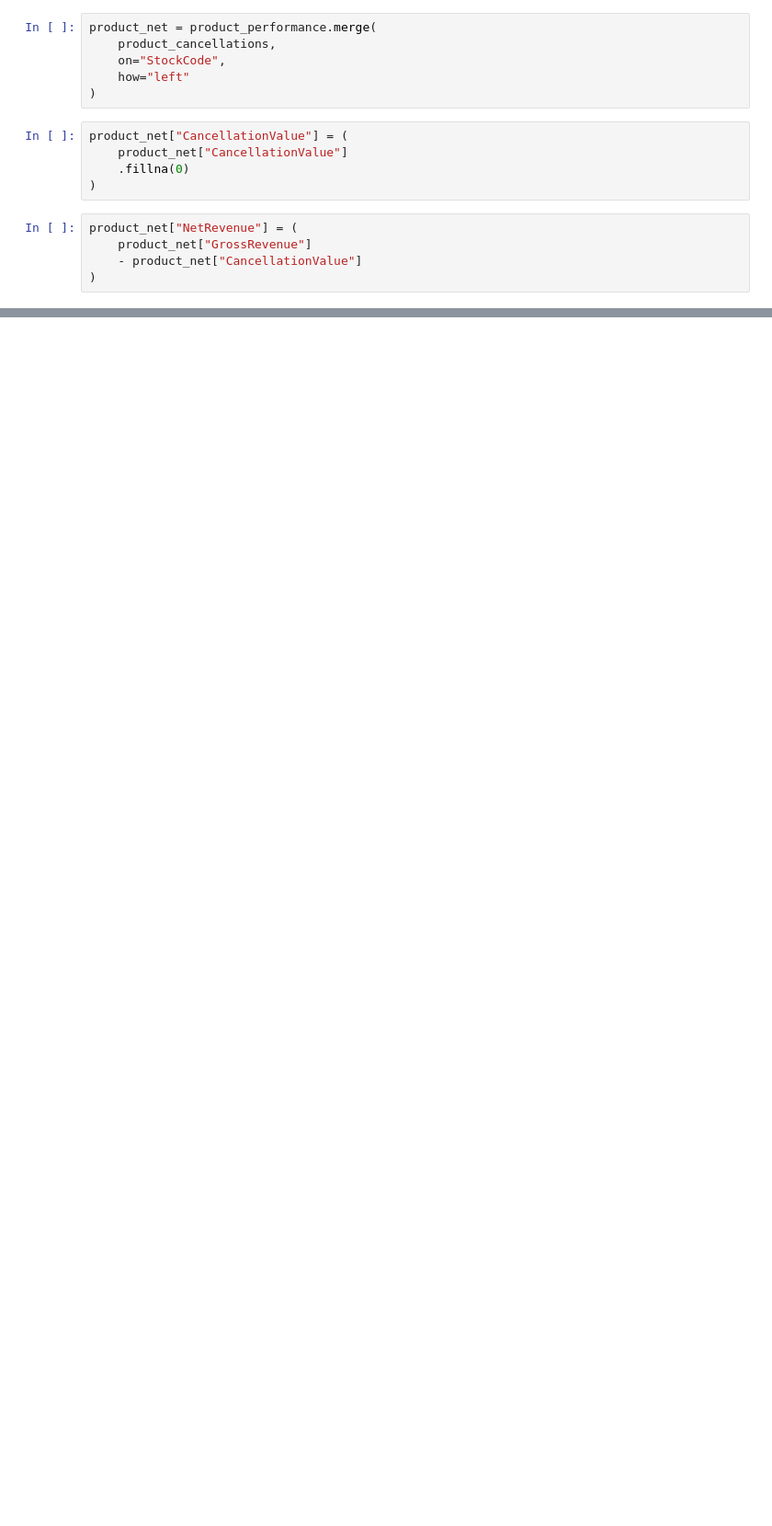
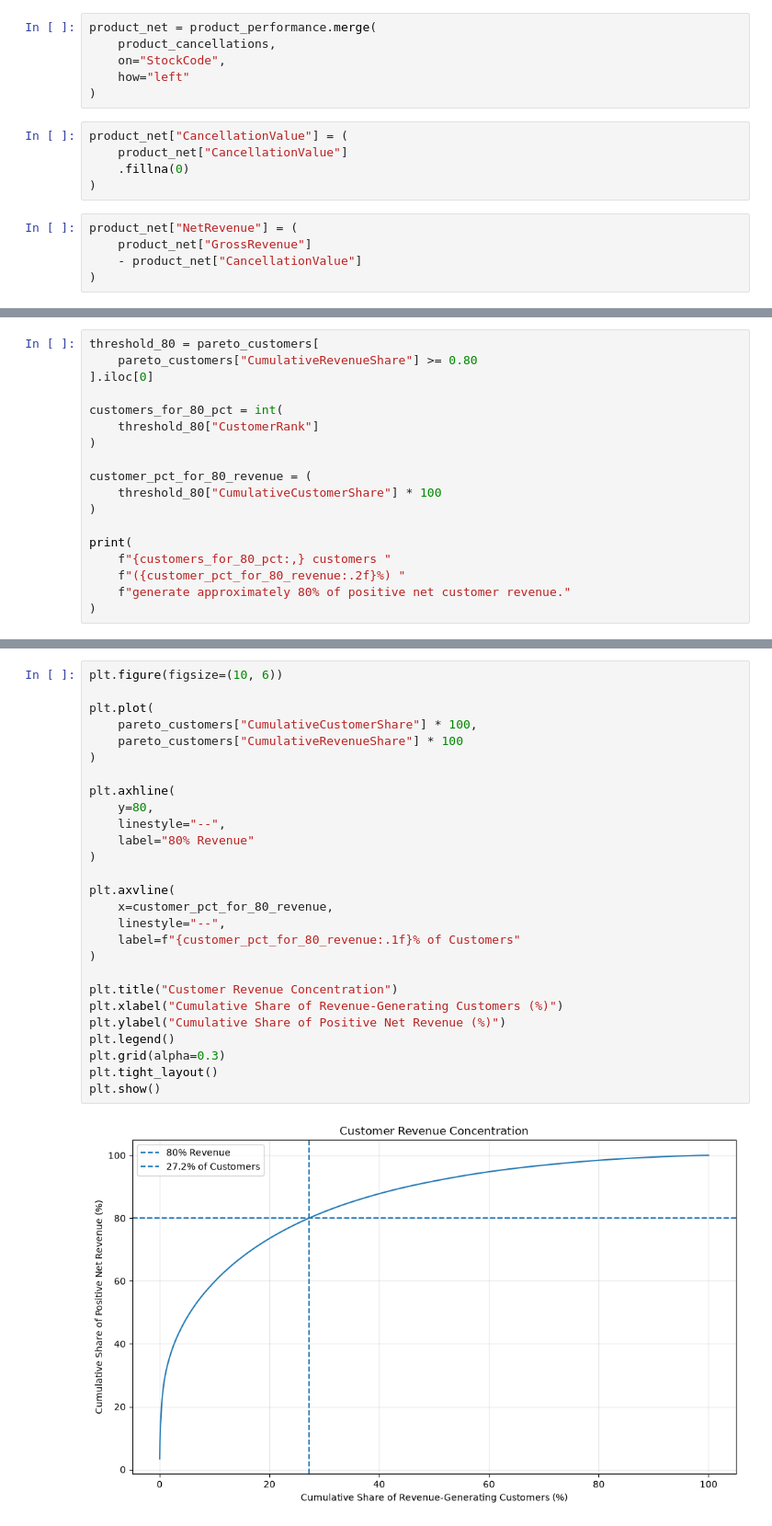
Before and after one commit to shokufa/ecommerce-sales-analysis, a Jupyter notebook: notebook/ecommerce_analysis.ipynb, the cells around one changed output, grey strips where cells are left out. Shown at 92% size. Cells and saved outputs as stored; diff of their text form; blank space fills up the shorter version.

Commit message:
feat: phase4 - Analysis of customers

```diff
--- a/notebook/ecommerce_analysis.ipynb
+++ b/notebook/ecommerce_analysis.ipynb
@@ -867,0 +1550,18 @@ top10_share
+# %%
+threshold_80 = pareto_customers[
+    pareto_customers["CumulativeRevenueShare"] >= 0.80
+].iloc[0]
+
+customers_for_80_pct = int(
+    threshold_80["CustomerRank"]
+)
+
+customer_pct_for_80_revenue = (
+    threshold_80["CumulativeCustomerShare"] * 100
+)
+
+print(
+    f"{customers_for_80_pct:,} customers "
+    f"({customer_pct_for_80_revenue:.2f}%) "
+    f"generate approximately 80% of positive net customer revenue."
+)
@@ -867,0 +1604,29 @@ top10_share
+# %%
+plt.figure(figsize=(10, 6))
+
+plt.plot(
+    pareto_customers["CumulativeCustomerShare"] * 100,
+    pareto_customers["CumulativeRevenueShare"] * 100
+)
+
+plt.axhline(
+    y=80,
+    linestyle="--",
+    label="80% Revenue"
+)
+
+plt.axvline(
+    x=customer_pct_for_80_revenue,
+    linestyle="--",
+    label=f"{customer_pct_for_80_revenue:.1f}% of Customers"
+)
+
+plt.title("Customer Revenue Concentration")
+plt.xlabel("Cumulative Share of Revenue-Generating Customers (%)")
+plt.ylabel("Cumulative Share of Positive Net Revenue (%)")
+plt.legend()
+plt.grid(alpha=0.3)
+plt.tight_layout()
+plt.show()
+# %% [output]
+[figure, added]
```
Also changed, not shown: parts of 132 cells of this notebook.
